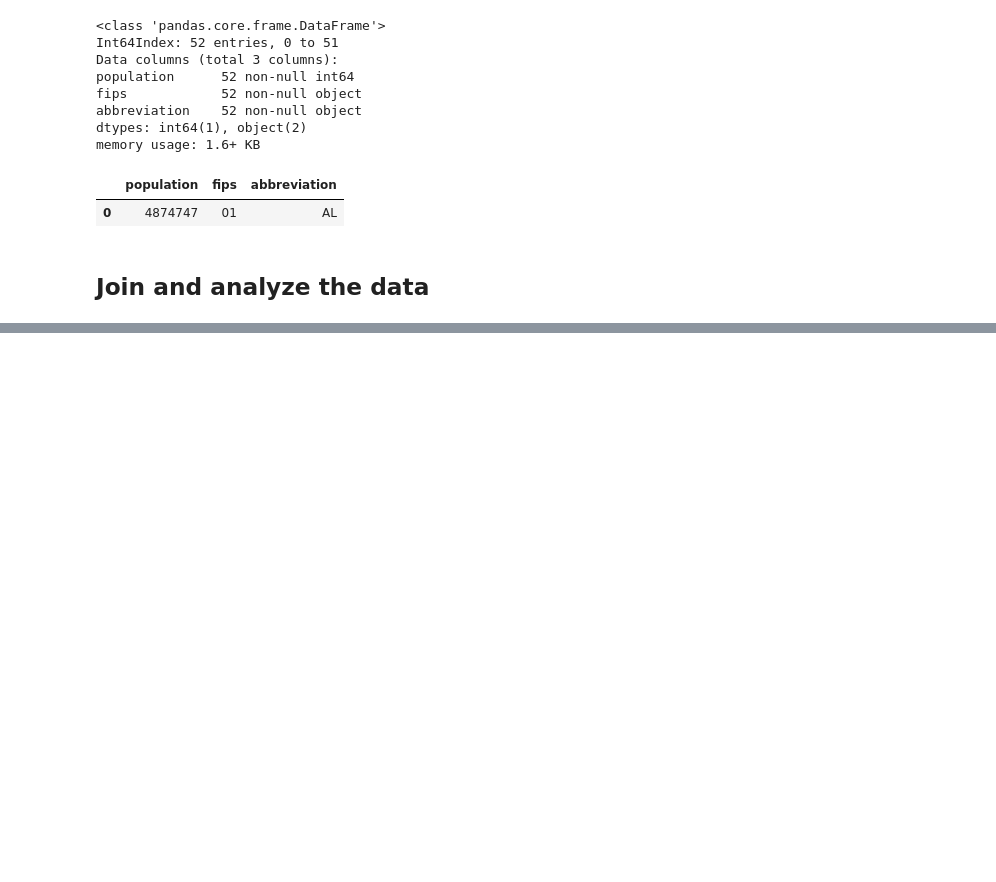
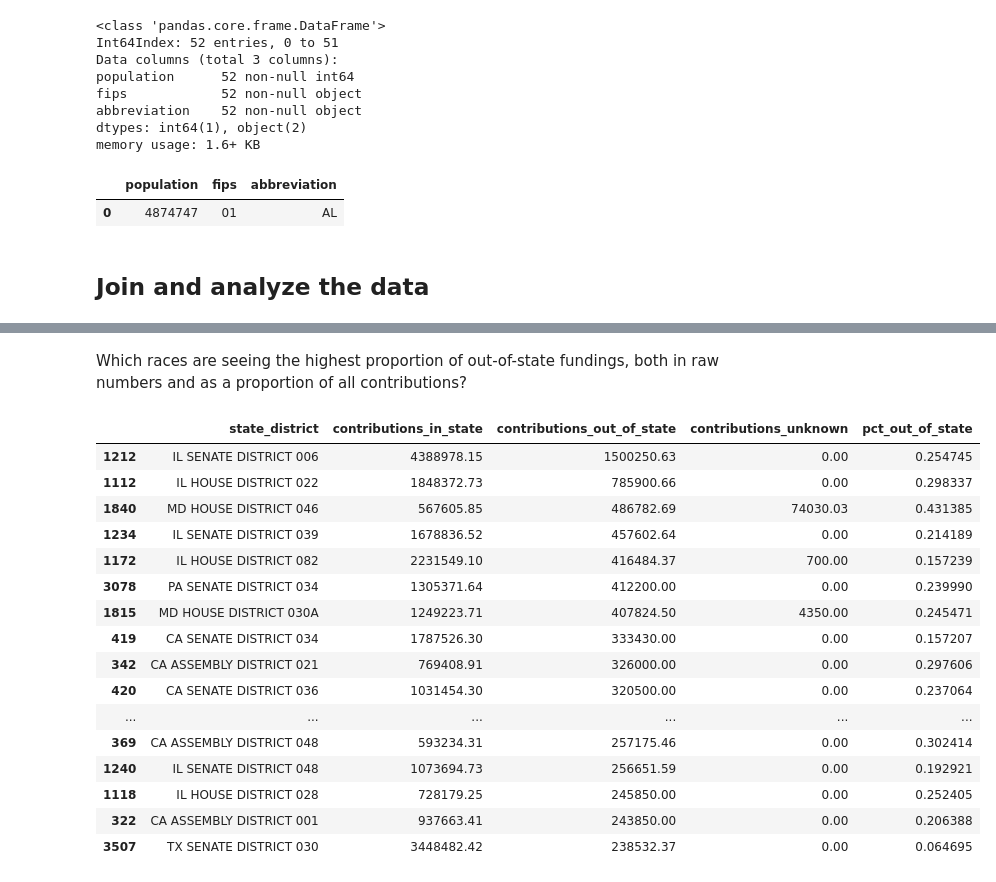
Before and after one commit to PublicI/out-of-state-contribs, a Jupyter notebook: out-of-state-contribs.ipynb, the cells around one changed output, grey strips where cells are left out. Saved outputs shown, nothing was run; the diff lists cells and outputs as text; code cells hidden in the pictures; blank space fills up the shorter version.

```diff
--- a/out-of-state-contribs.ipynb
+++ b/out-of-state-contribs.ipynb
@@ -144,0 +393,3 @@ population.head(1)
+# %%
+contribs_by_race_18 = pd.pivot_table(contribs_by_race_18, index=["state_district"], columns=["in_out_state"]).reset_index()
+contribs_by_race_18.info()
@@ -144,0 +408,3 @@ population.head(1)
+# %%
+contribs_by_race_18.fillna(0, inplace=True)
+contribs_by_race_18.info()
@@ -144,0 +423,3 @@ population.head(1)
+# %%
+contribs_by_race_18.columns = ["_".join(column).replace("-","_").strip("_") for column in contribs_by_race_18.columns.values]
+contribs_by_race_18.info()
@@ -144,0 +438,3 @@ population.head(1)
+# %%
+contribs_by_race_18["pct_out_of_state"] = contribs_by_race_18["contributions_out_of_state"] / (contribs_by_race_18["contributions_in_state"] + contribs_by_race_18["contributions_out_of_state"] + contribs_by_race_18["contributions_unknown"])
+contribs_by_race_18.info()
@@ -144,0 +452,22 @@ population.head(1)
+# %% [markdown]
+Which races are seeing the highest proportion of out-of-state fundings, both in raw numbers and as a proportion of all contributions?
+# %%
+contribs_by_race_18.sort_values("contributions_out_of_state", ascending=False).head(25)
+# %% [output]
+|  | state_district | contributions_in_state | contributions_out_of_state | contributions_unknown | pct_out_of_state |
+| 1212 | IL SENATE DISTRICT 006 | 4388978.15 | 1500250.63 | 0.00 | 0.254745 |
+| 1112 | IL HOUSE DISTRICT 022 | 1848372.73 | 785900.66 | 0.00 | 0.298337 |
+| 1840 | MD HOUSE DISTRICT 046 | 567605.85 | 486782.69 | 74030.03 | 0.431385 |
+| 1234 | IL SENATE DISTRICT 039 | 1678836.52 | 457602.64 | 0.00 | 0.214189 |
+| 1172 | IL HOUSE DISTRICT 082 | 2231549.10 | 416484.37 | 700.00 | 0.157239 |
+| 3078 | PA SENATE DISTRICT 034 | 1305371.64 | 412200.00 | 0.00 | 0.239990 |
+| 1815 | MD HOUSE DISTRICT 030A | 1249223.71 | 407824.50 | 4350.00 | 0.245471 |
+| 419 | CA SENATE DISTRICT 034 | 1787526.30 | 333430.00 | 0.00 | 0.157207 |
+| 342 | CA ASSEMBLY DISTRICT 021 | 769408.91 | 326000.00 | 0.00 | 0.297606 |
+| 420 | CA SENATE DISTRICT 036 | 1031454.30 | 320500.00 | 0.00 | 0.237064 |
+| ... | ... | ... | ... | ... | ... |
+| 369 | CA ASSEMBLY DISTRICT 048 | 593234.31 | 257175.46 | 0.00 | 0.302414 |
+| 1240 | IL SENATE DISTRICT 048 | 1073694.73 | 256651.59 | 0.00 | 0.192921 |
+| 1118 | IL HOUSE DISTRICT 028 | 728179.25 | 245850.00 | 0.00 | 0.252405 |
+| 322 | CA ASSEMBLY DISTRICT 001 | 937663.41 | 243850.00 | 0.00 | 0.206388 |
+| 3507 | TX SENATE DISTRICT 030 | 3448482.42 | 238532.37 | 0.00 | 0.064695 |
```
Also changed, not shown: parts of 49 cells of this notebook.
